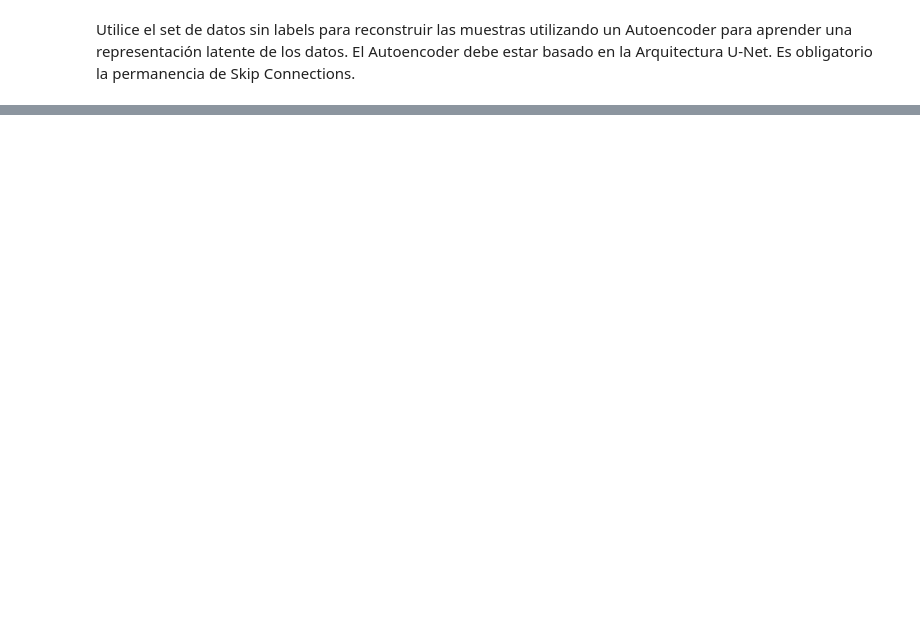
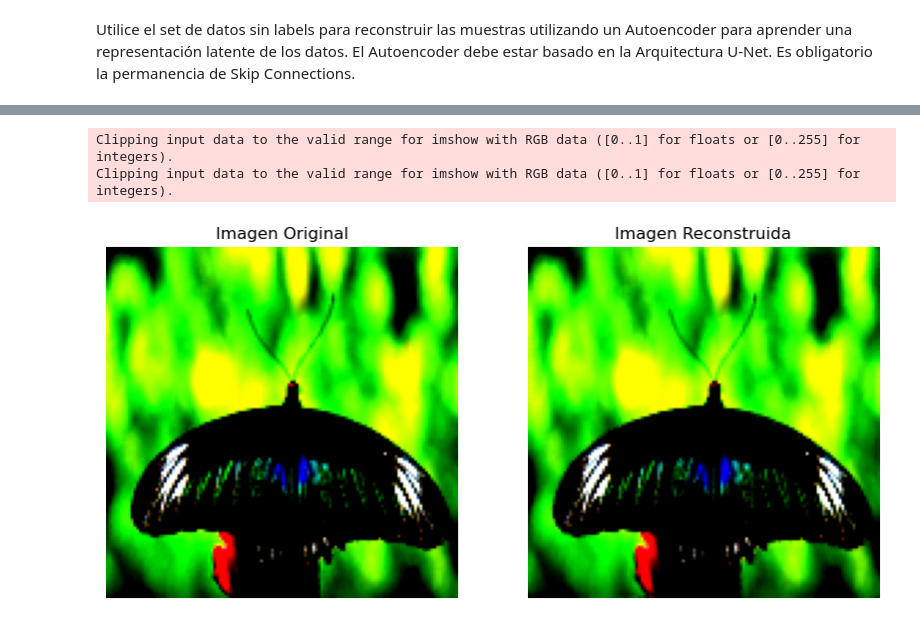
Before and after one commit to MajinLoop/IC6200_AI_P3, a Jupyter notebook: src/experiment_1.ipynb, the cells around one changed output, grey strips where cells are left out. Drawn from its saved outputs; the diff is of its cells as text; code cells hidden in the pictures; blank space fills up the shorter version.

Commit message:
Add reconstruct

```diff
--- a/src/experiment_1.ipynb
+++ b/src/experiment_1.ipynb
@@ -49,7 +66,7 @@ data:
   labeled_percentage: 0.3
 # %%
 class CustomLoader(pl.LightningDataModule):
-    def __init__(self, dataset, batch_size=32):
+    def __init__(self, dataset: Dataset, batch_size=32):
         super().__init__()
         self.dataset = dataset
         self.batch_size = batch_size
@@ -213,7 +305,7 @@ Testing samples: 500
 # %% [markdown]
 ## Datasets
 # %%
-transform = transforms.Compose
+transform = transforms.Compose \
 (
     [
         transforms.Resize((128, 128)),
@@ -269,0 +363,11 @@ def main(cfg: DictConfig):
+# %%
+model = UNetAutoencoder(input_channels=3, output_channels=3, learning_rate=cfg.model.learning_rate)
+print(model.enc1[0].weight)
+
+
+# model = UNetAutoencoder.load_from_checkpoint("UNetAutoencoder.ckpt")
+model = UNetAutoencoder.load_from_checkpoint("UNetAutoencoder_v1_lr_003_e_10.ckpt")
+print("-------------------------------------------------------------")
+
+
+print(model.enc1[0].weight)
@@ -269,0 +392,31 @@ def main(cfg: DictConfig):
+# %%
+device = torch.device("cuda" if torch.cuda.is_available() else "cpu")
+model = model.to(device)
+
+data_iter = iter(train_unlabeled_dl)
+images, labels = next(data_iter)
+images = images.to(device)
+
+with torch.no_grad():
+    reconstructed_images = model(images)
+
+original_image = images[0].cpu().detach().numpy().transpose(1, 2, 0)
+reconstructed_image = reconstructed_images[0].cpu().detach().numpy().transpose(1, 2, 0)
+
+plt.figure(figsize=(10, 5))
+
+plt.subplot(1, 2, 1)
+plt.imshow(original_image)
+plt.title("Imagen Original")
+plt.axis('off')
+
+plt.subplot(1, 2, 2)
+plt.imshow(reconstructed_image)
+plt.title("Imagen Reconstruida")
+plt.axis('off')
+
+plt.show()
+# %% [output]
+Clipping input data to the valid range for imshow with RGB data ([0..1] for floats or [0..255] for integers).
+Clipping input data to the valid range for imshow with RGB data ([0..1] for floats or [0..255] for integers).
+[figure, added]
```
Also changed, not shown: parts of 13 cells of this notebook, 2 other files.
